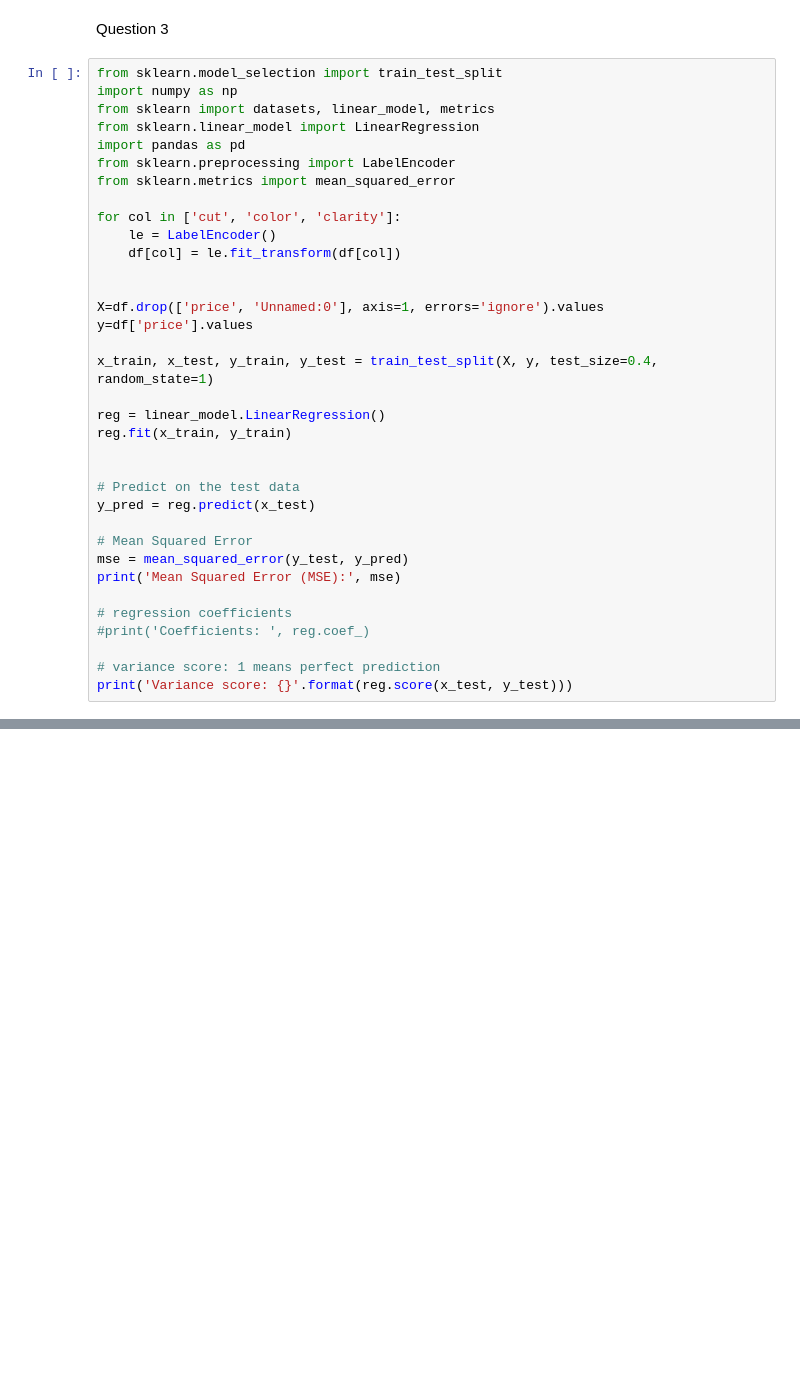
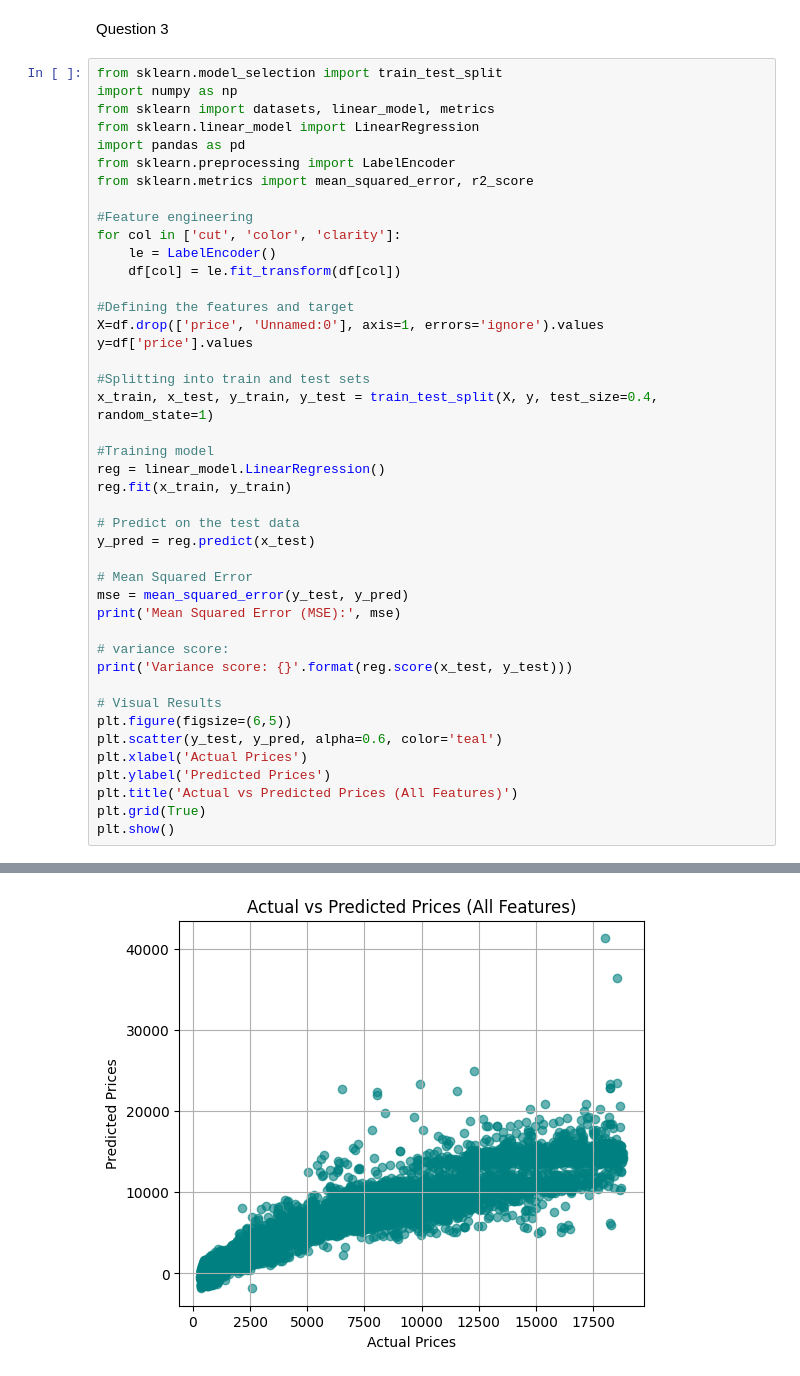
Before and after one commit to 147203/AI-LAB-7, a Jupyter notebook: Diamonds.ipynb, the cells around one changed output, grey strips where cells are left out. Saved outputs shown, nothing was run; the diff lists cells and outputs as text; blank space fills up the shorter version.

```diff
--- a/Diamonds.ipynb
+++ b/Diamonds.ipynb
@@ -98,37 +100,46 @@ Question 3
 from sklearn.model_selection import train_test_split
 import numpy as np
 from sklearn import datasets, linear_model, metrics
 from sklearn.linear_model import LinearRegression
 import pandas as pd
 from sklearn.preprocessing import LabelEncoder
-from sklearn.metrics import mean_squared_error
+from sklearn.metrics import mean_squared_error, r2_score
 
+#Feature engineering
 for col in ['cut', 'color', 'clarity']:
     le = LabelEncoder()
     df[col] = le.fit_transform(df[col])
 
-
+#Defining the features and target
 X=df.drop(['price', 'Unnamed:0'], axis=1, errors='ignore').values
 y=df['price'].values
 
+#Splitting into train and test sets
 x_train, x_test, y_train, y_test = train_test_split(X, y, test_size=0.4, random_state=1)
 
+#Training model
 reg = linear_model.LinearRegression()
 reg.fit(x_train, y_train)
-
 
 # Predict on the test data
 y_pred = reg.predict(x_test)
 
 # Mean Squared Error
 mse = mean_squared_error(y_test, y_pred)
 print('Mean Squared Error (MSE):', mse)
 
-# regression coefficients
-#print('Coefficients: ', reg.coef_)
+# variance score:
+print('Variance score: {}'.format(reg.score(x_test, y_test)))
 
-# variance score: 1 means perfect prediction
-print('Variance score: {}'.format(reg.score(x_test, y_test)))
+# Visual Results
+plt.figure(figsize=(6,5))
+plt.scatter(y_test, y_pred, alpha=0.6, color='teal')
+plt.xlabel('Actual Prices')
+plt.ylabel('Predicted Prices')
+plt.title('Actual vs Predicted Prices (All Features)')
+plt.grid(True)
+plt.show()
 # %% [output]
 Mean Squared Error (MSE): 1751690.8069496313
 Variance score: 0.8859696585090785
+[figure, added]
```
Also changed, not shown: parts of 7 cells of this notebook.
